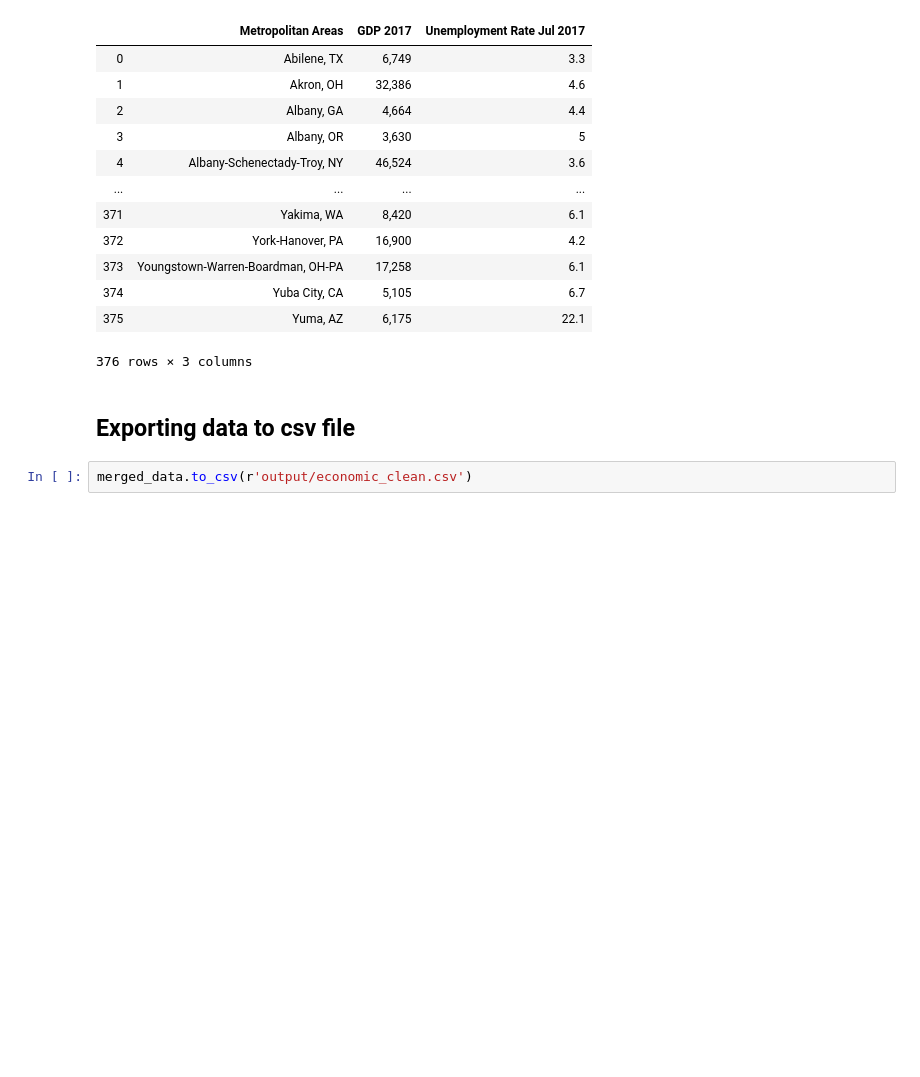
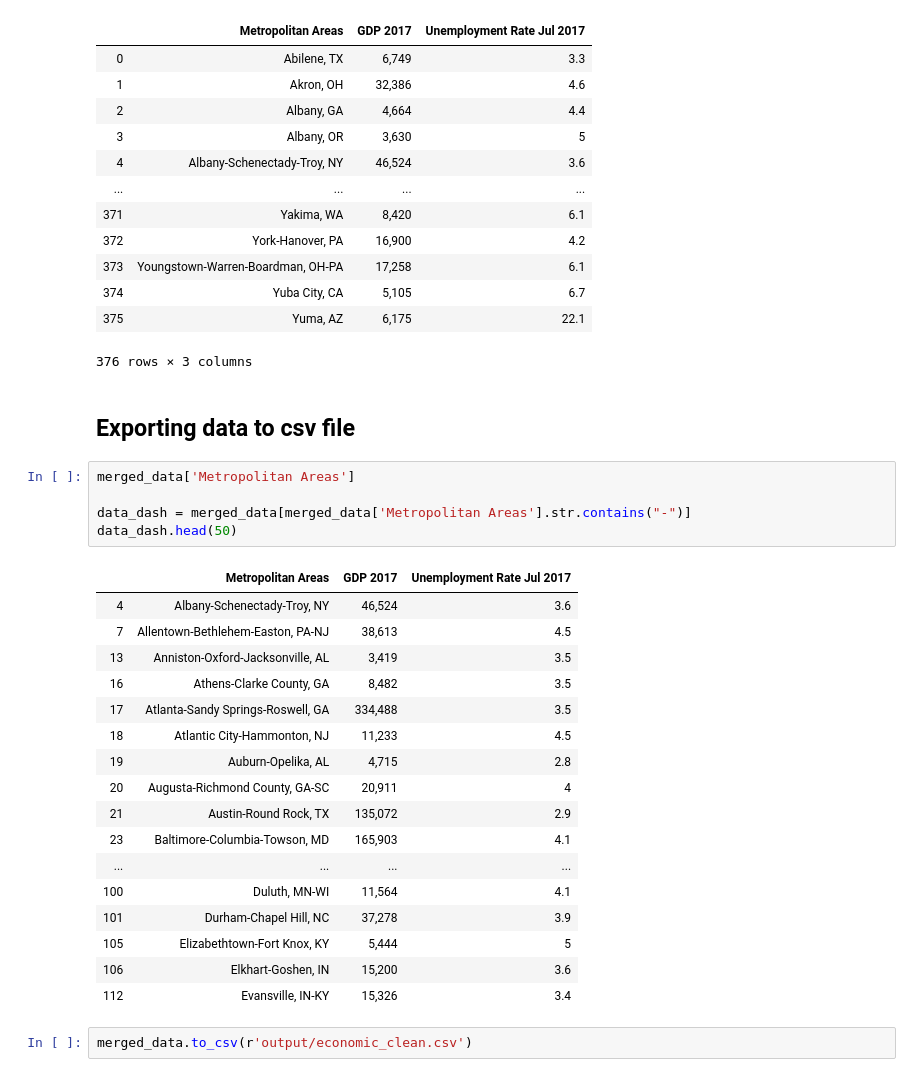
Before and after one commit to Emi-Babu/5G-Network-Analysis, a Jupyter notebook: cesar_economic_data/data_cleanning.ipynb, the cells around one changed output. Cells and saved outputs as stored; diff of their text form; blank space fills up the shorter version.

```diff
--- a/cesar_economic_data/data_cleanning.ipynb
+++ b/cesar_economic_data/data_cleanning.ipynb
@@ -125,5 +125,28 @@ merged_data
 376 rows × 3 columns
 # %% [markdown]
 ## Exporting data to csv file
+# %%
+merged_data['Metropolitan Areas']
+
+data_dash = merged_data[merged_data['Metropolitan Areas'].str.contains("-")]
+data_dash.head(50)
+# %% [output]
+|  | Metropolitan Areas | GDP 2017 | Unemployment Rate Jul 2017 |
+| 4 | Albany-Schenectady-Troy, NY | 46,524 | 3.6 |
+| 7 | Allentown-Bethlehem-Easton, PA-NJ | 38,613 | 4.5 |
+| 13 | Anniston-Oxford-Jacksonville, AL | 3,419 | 3.5 |
+| 16 | Athens-Clarke County, GA | 8,482 | 3.5 |
+| 17 | Atlanta-Sandy Springs-Roswell, GA | 334,488 | 3.5 |
+| 18 | Atlantic City-Hammonton, NJ | 11,233 | 4.5 |
+| 19 | Auburn-Opelika, AL | 4,715 | 2.8 |
+| 20 | Augusta-Richmond County, GA-SC | 20,911 | 4 |
+| 21 | Austin-Round Rock, TX | 135,072 | 2.9 |
+| 23 | Baltimore-Columbia-Towson, MD | 165,903 | 4.1 |
+| ... | ... | ... | ... |
+| 100 | Duluth, MN-WI | 11,564 | 4.1 |
+| 101 | Durham-Chapel Hill, NC | 37,278 | 3.9 |
+| 105 | Elizabethtown-Fort Knox, KY | 5,444 | 5 |
+| 106 | Elkhart-Goshen, IN | 15,200 | 3.6 |
+| 112 | Evansville, IN-KY | 15,326 | 3.4 |
 # %%
 merged_data.to_csv(r'output/economic_clean.csv')
```
Also changed, not shown: 14 other files.
